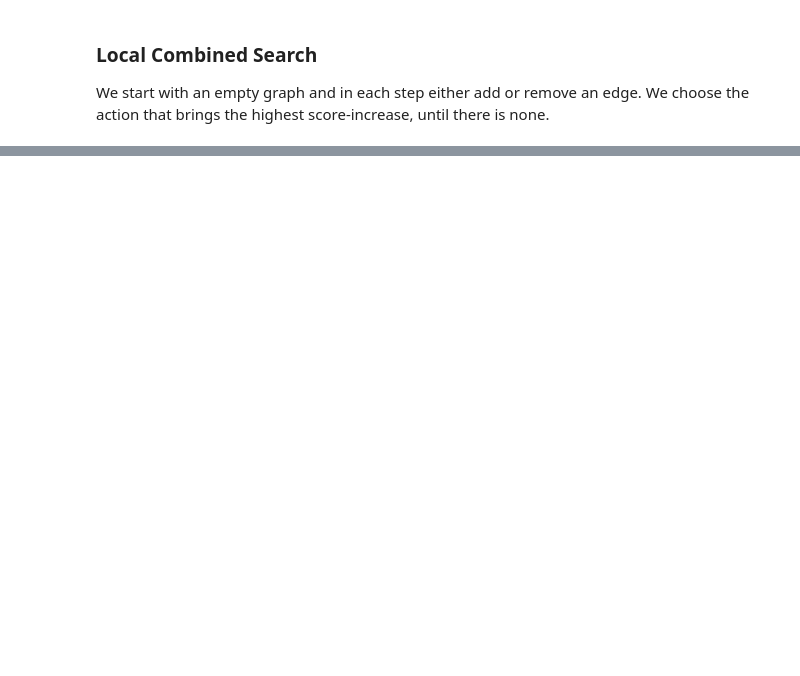
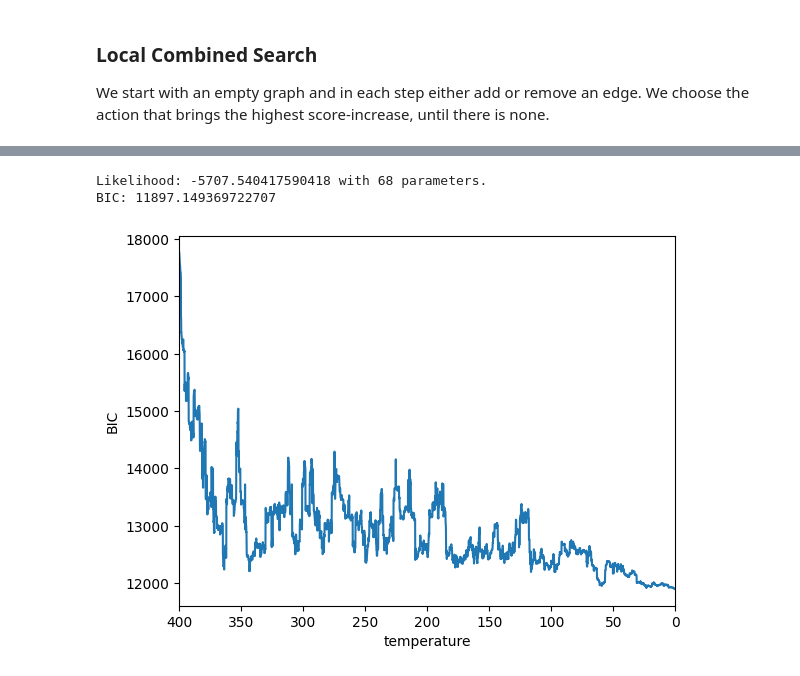
Before and after one commit to toucanmeister/cdsMaster, a Jupyter notebook: Semester 1/Graphische Modelle Lab/Project/project.ipynb, the cells around one changed output, grey strips where cells are left out. Saved outputs shown, nothing was run; the diff lists cells and outputs as text; code cells hidden in the pictures; blank space fills up the shorter version.

```diff
--- a/Semester 1/Graphische Modelle Lab/Project/project.ipynb
+++ b/Semester 1/Graphische Modelle Lab/Project/project.ipynb
@@ -500,0 +554,13 @@ Likelihood: -284575906.5009475 with 45 parameters.
+# %%
+temps = np.arange(4000, 0, -1)
+temps = temps / 10
+adj_annealing_bic, scores = simulated_annealing(data, BIC, temps, 0)
+np.save(f'submissions/annealing_bic_tenth.npy', adj_annealing_bic)
+net = GaussNet(adj_annealing_bic).fit(data)
+print(f'Likelihood: {net.loglikelihood(data)} with {net.num_params()} parameters.')
+print(f'BIC: {scores[-1]}')
+plot_annealing(temps, scores, 'BIC')
+# %% [output]
+Likelihood: -5707.540417590418 with 68 parameters.
+BIC: 11897.149369722707
+[figure, added]
```
Also changed, not shown: parts of 19 cells of this notebook, 10 other files.
